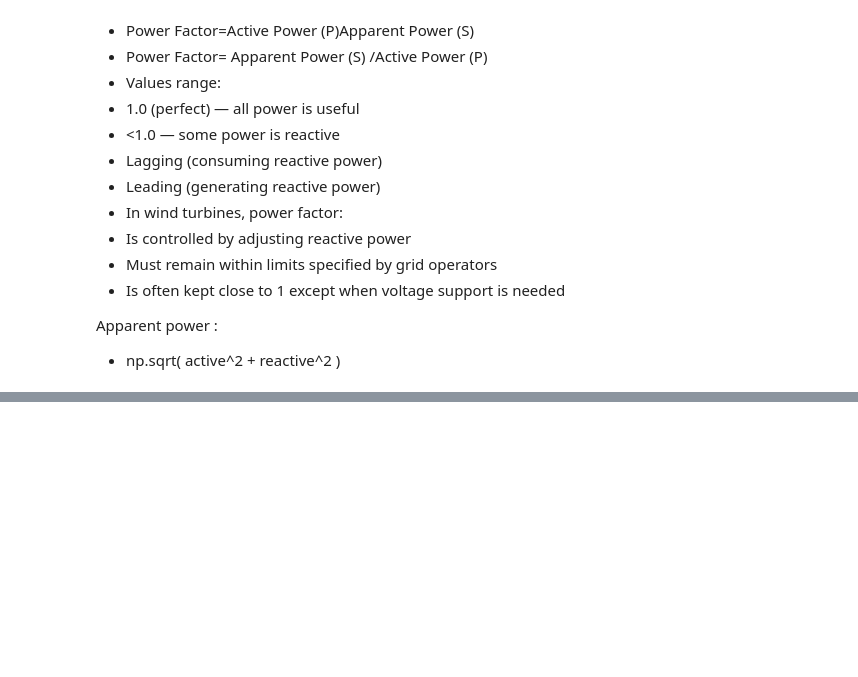
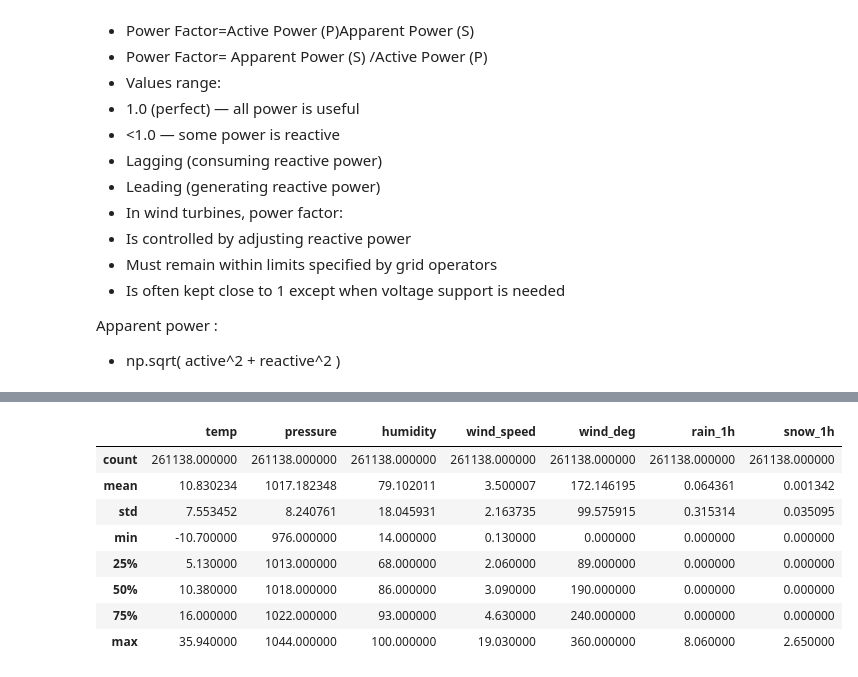
Before and after one commit to glopezcafaggi/engie_api, a Jupyter notebook: eda/first_eda.ipynb, the cells around one changed output, grey strips where cells are left out. Saved outputs shown, nothing was run; the diff lists cells and outputs as text; code cells hidden in the pictures; blank space fills up the shorter version.

```diff
--- a/eda/first_eda.ipynb
+++ b/eda/first_eda.ipynb
@@ -113,0 +255,12 @@ data_dict[0].head(1)
+# %%
+t0[var_ext].describe()
+# %% [output]
+|  | temp | pressure | humidity | wind_speed | wind_deg | rain_1h | snow_1h |
+| count | 261138.000000 | 261138.000000 | 261138.000000 | 261138.000000 | 261138.000000 | 261138.000000 | 261138.000000 |
+| mean | 10.830234 | 1017.182348 | 79.102011 | 3.500007 | 172.146195 | 0.064361 | 0.001342 |
+| std | 7.553452 | 8.240761 | 18.045931 | 2.163735 | 99.575915 | 0.315314 | 0.035095 |
+| min | -10.700000 | 976.000000 | 14.000000 | 0.130000 | 0.000000 | 0.000000 | 0.000000 |
+| 25% | 5.130000 | 1013.000000 | 68.000000 | 2.060000 | 89.000000 | 0.000000 | 0.000000 |
+| 50% | 10.380000 | 1018.000000 | 86.000000 | 3.090000 | 190.000000 | 0.000000 | 0.000000 |
+| 75% | 16.000000 | 1022.000000 | 93.000000 | 4.630000 | 240.000000 | 0.000000 | 0.000000 |
+| max | 35.940000 | 1044.000000 | 100.000000 | 19.030000 | 360.000000 | 8.060000 | 2.650000 |
```
Also changed, not shown: parts of 22 cells of this notebook, 2 other files.
